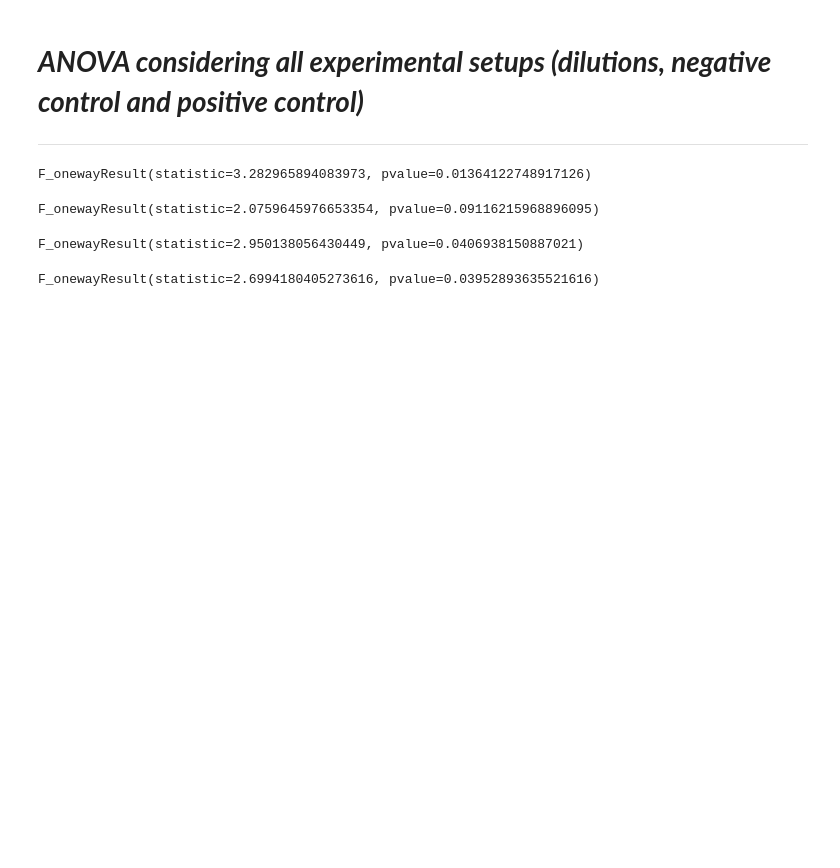
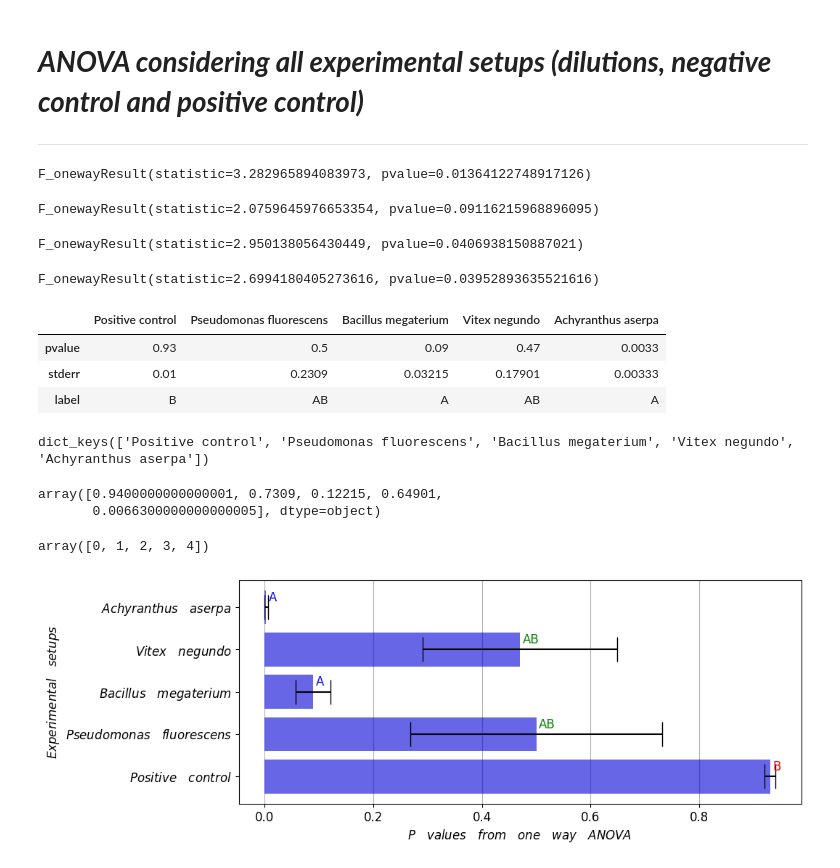
Before and after one commit to anoban/python, a Jupyter notebook: ANOVA.ipynb, the cells around one changed output. Saved outputs shown, nothing was run; the diff lists cells and outputs as text; code cells hidden in the pictures; blank space fills up the shorter version.

Commit message:
modified:   ANOVA.ipynb 	new file:   anova.jpeg

```diff
--- a/ANOVA.ipynb
+++ b/ANOVA.ipynb
@@ -161,0 +201,47 @@ F_onewayResult(statistic=2.6994180405273616, pvalue=0.03952893635521616)
+# %%
+stats = pd.DataFrame([p_values, std_err, labels], index = ["pvalue", "stderr", "label"])
+stats
+# %% [output]
+|  | Positive control | Pseudomonas fluorescens | Bacillus megaterium | Vitex negundo | Achyranthus aserpa |
+| pvalue | 0.93 | 0.5 | 0.09 | 0.47 | 0.0033 |
+| stderr | 0.01 | 0.2309 | 0.03215 | 0.17901 | 0.00333 |
+| label | B | AB | A | AB | A |
+# %%
+p_values.keys()
+# %% [output]
+dict_keys(['Positive control', 'Pseudomonas fluorescens', 'Bacillus megaterium', 'Vitex negundo', 'Achyranthus aserpa'])
+# %%
+(stats.loc["pvalue", :] + stats.loc["stderr", :]).values
+# %% [output]
+array([0.9400000000000001, 0.7309, 0.12215, 0.64901,
+       0.0066300000000000005], dtype=object)
+# %%
+axes.get_xticks()
+# %% [output]
+array([0, 1, 2, 3, 4])
+# %%
+plt.rcParams["font.size"] = 12
+fig, axes = plt.subplots(nrows = 1, ncols = 1)
+fig.set_size_inches(10, 4)
+axes.barh(y = stats.columns, width = stats.loc["pvalue", :], color = "#0001D8", alpha = 0.6)
+axes.errorbar(y = stats.columns, x = stats.loc["pvalue", :], xerr = stats.loc["stderr", :],
+              ecolor = "black", capsize = 12, linestyle = "None")
+axes.set_xlabel("$P\hspace{1}values\hspace{1}from\hspace{1}one\hspace{1}way\hspace{1}ANOVA$")
+axes.set_ylabel("$Experimental\hspace{1}setups$")
+axes.set_yticks(ticks = axes.get_yticks(), labels = ["$Positive\hspace{1}control$", "$Pseudomonas\hspace{1}fluorescens$",
+                                                     "$Bacillus\hspace{1}megaterium$", "$Vitex\hspace{1}negundo$",
+                                                     "$Achyranthus\hspace{1}aserpa$"])
+
+labels_x = stats.loc["pvalue", :].values + 0.005
+labels_y = axes.get_yticks() + 0.15
+label_colors = ["red", "green", "blue", "green", "blue"]
+for (x, y, label, clabel) in zip(labels_x, labels_y, stats.loc["label", :], label_colors):
+    axes.text(x = x, y = y, s = label, color = clabel)
+
+axes.grid(axis = "x", which = "both")
+axes.set_axisbelow(True)
+# plt.tight_layout()
+# plt.show()
+plt.savefig("./anova.jpeg", dpi = 200, format = "jpeg", bbox_inches = "tight")
+# %% [output]
+[figure, added]
```
Also changed, not shown: parts of 2 cells of this notebook, 1 other file.
